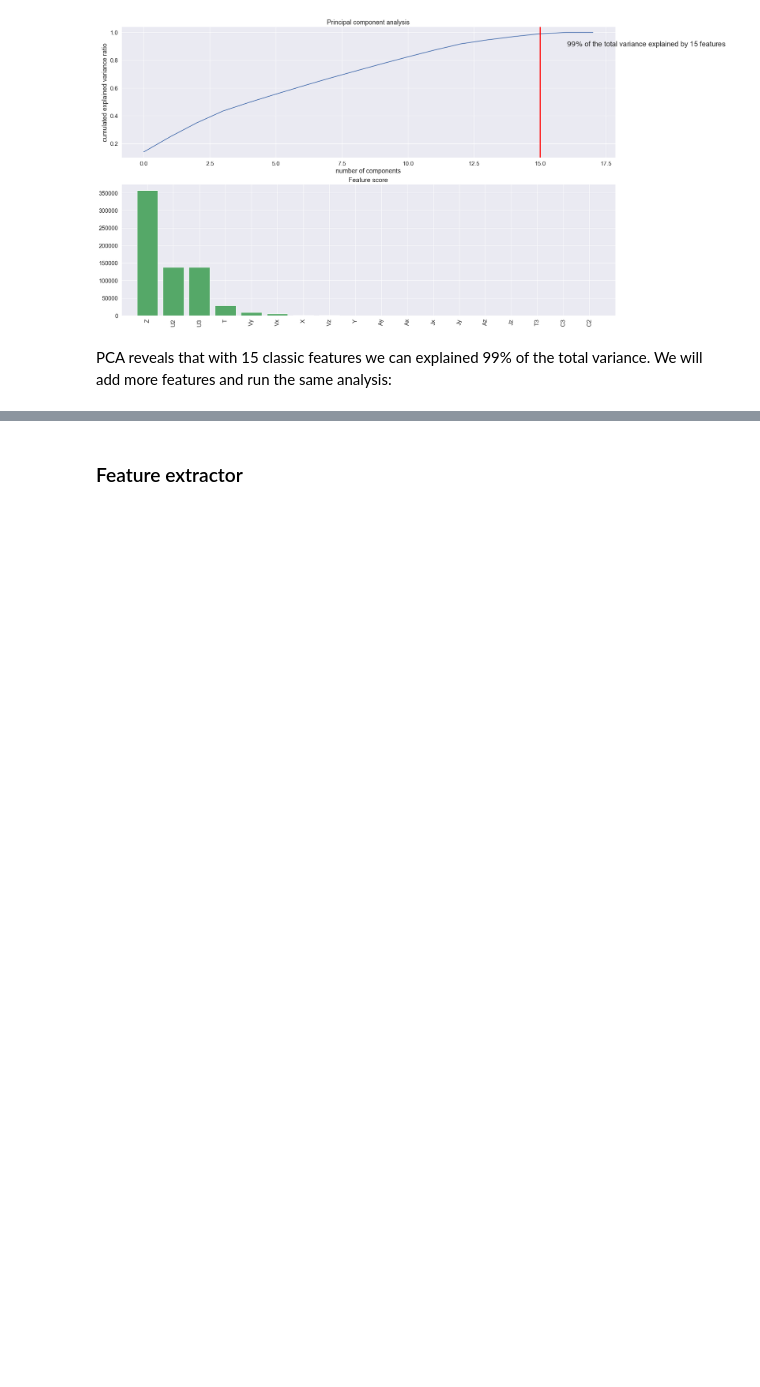
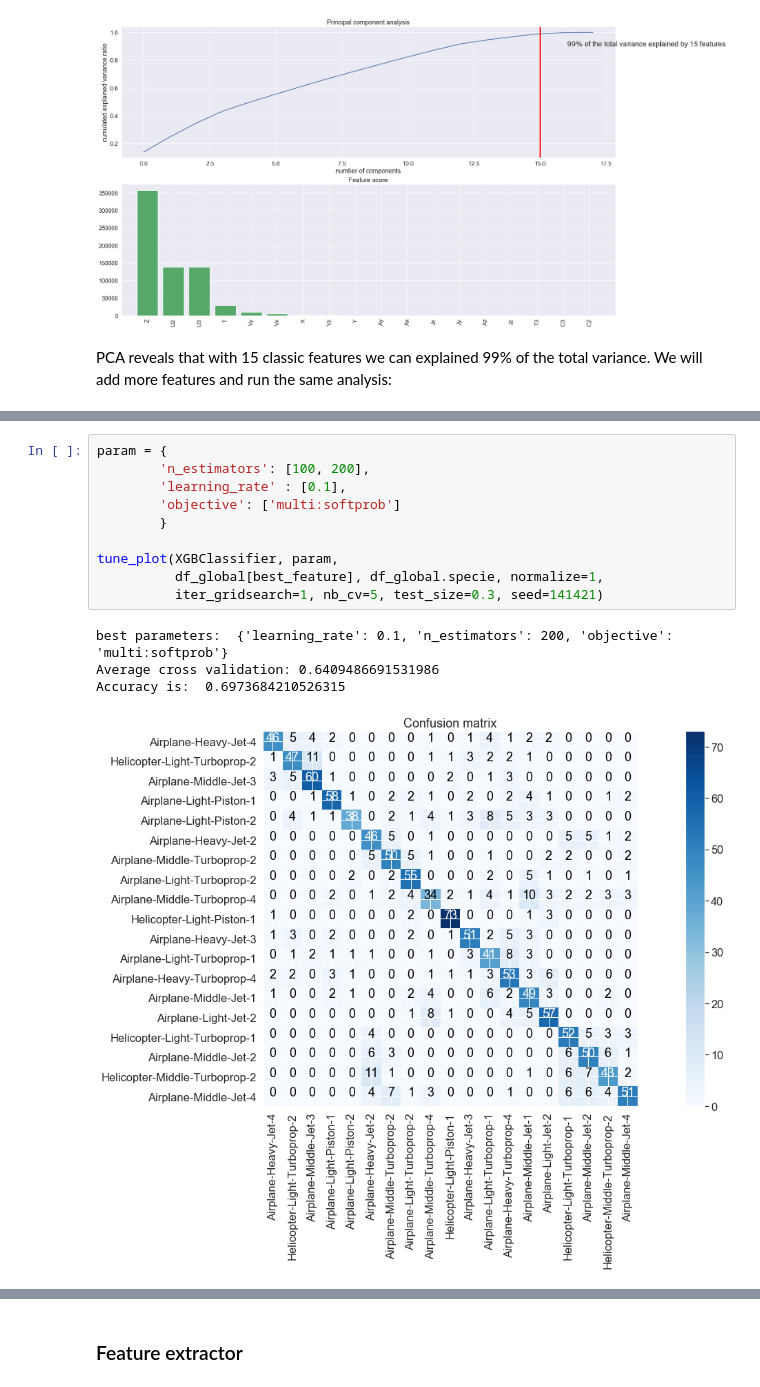
Before and after one commit to louis-lapassat/RAMP_radar_trajectories, a Jupyter notebook: RAMP_radar_trajectories.ipynb, the cells around one changed output, grey strips where cells are left out. Saved outputs shown, nothing was run; the diff lists cells and outputs as text; blank space fills up the shorter version.

```diff
--- a/RAMP_radar_trajectories.ipynb
+++ b/RAMP_radar_trajectories.ipynb
@@ -624,0 +590,15 @@ Accuracy is:  0.722953216374269
+# %%
+param = {
+        'n_estimators': [100, 200],
+        'learning_rate' : [0.1],
+        'objective': ['multi:softprob']
+        }
+
+tune_plot(XGBClassifier, param,
+          df_global[best_feature], df_global.specie, normalize=1,
+          iter_gridsearch=1, nb_cv=5, test_size=0.3, seed=141421)
+# %% [output]
+best parameters:  {'learning_rate': 0.1, 'n_estimators': 200, 'objective': 'multi:softprob'}
+Average cross validation: 0.6409486691531986
+Accuracy is:  0.6973684210526315
+[figure, added]
```
Also changed, not shown: parts of 33 cells of this notebook.
